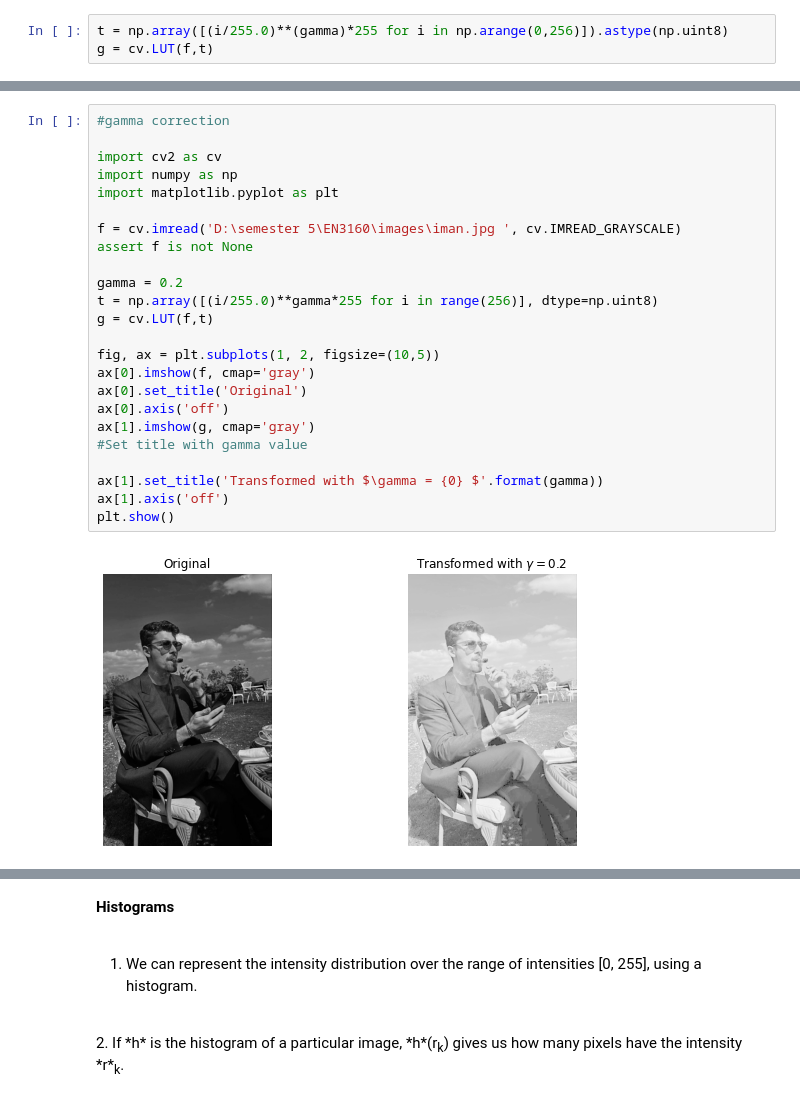
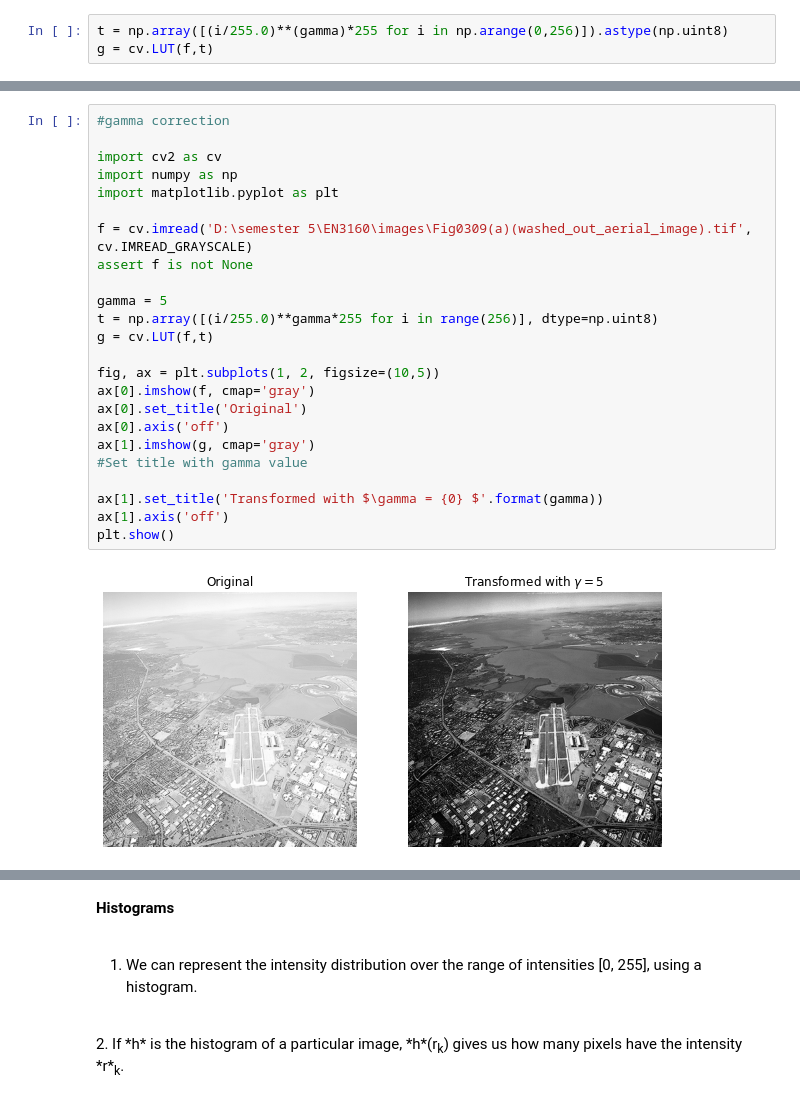
Before and after one commit to NavinduTharupathi/EN3160-Inclass, a Jupyter notebook: inclass_2024_07_03.ipynb, the cells around one changed output, grey strips where cells are left out. Drawn from its saved outputs; the diff is of its cells as text.

```diff
--- a/inclass_2024_07_03.ipynb
+++ b/inclass_2024_07_03.ipynb
@@ -118,26 +222,26 @@ g = cv.LUT(f,t)
 # %%
 #gamma correction
 
 import cv2 as cv
 import numpy as np
 import matplotlib.pyplot as plt
 
-f = cv.imread('D:\semester 5\EN3160\images\iman.jpg ', cv.IMREAD_GRAYSCALE)
+f = cv.imread('D:\semester 5\EN3160\images\Fig0309(a)(washed_out_aerial_image).tif', cv.IMREAD_GRAYSCALE)
 assert f is not None
 
-gamma = 0.2
+gamma = 5
 t = np.array([(i/255.0)**gamma*255 for i in range(256)], dtype=np.uint8)
 g = cv.LUT(f,t)
 
 fig, ax = plt.subplots(1, 2, figsize=(10,5))
 ax[0].imshow(f, cmap='gray')
 ax[0].set_title('Original')
 ax[0].axis('off')
 ax[1].imshow(g, cmap='gray')
 #Set title with gamma value
 
 ax[1].set_title('Transformed with $\gamma = {0} $'.format(gamma))
 ax[1].axis('off')
 plt.show()
 # %% [output]
-[figure, old version]
+[figure, new version]
```
Also changed, not shown: parts of 29 cells of this notebook.
